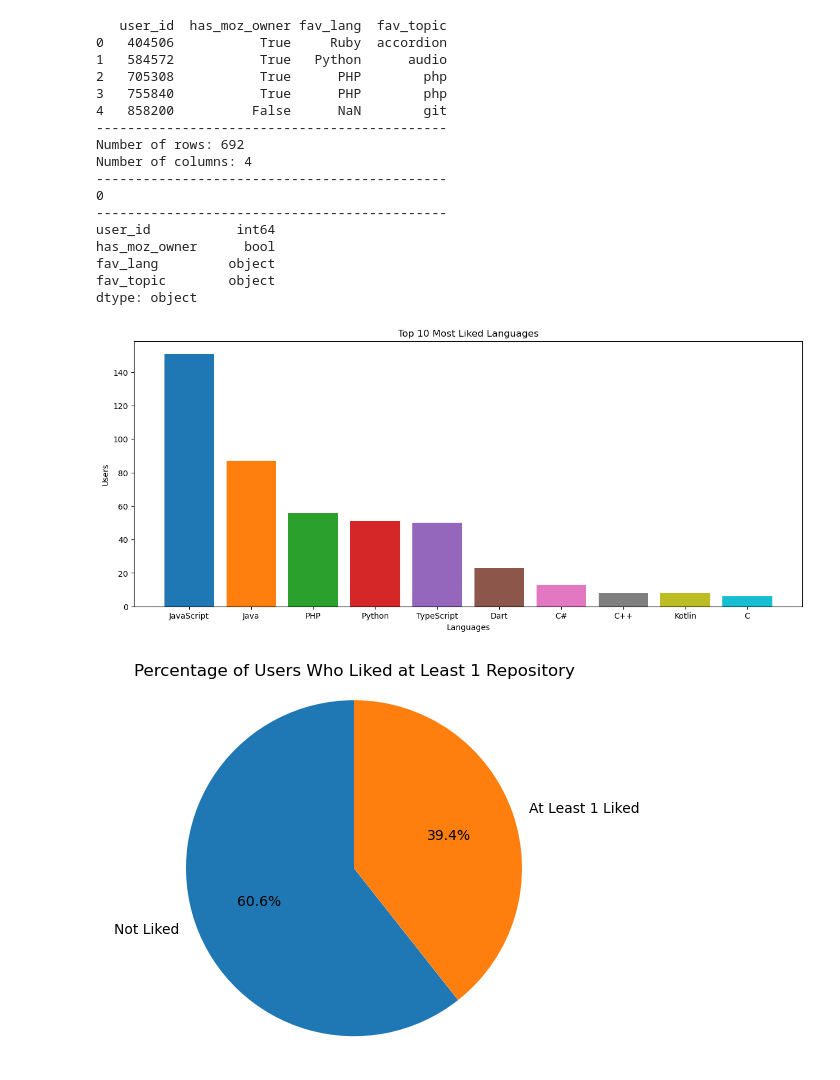
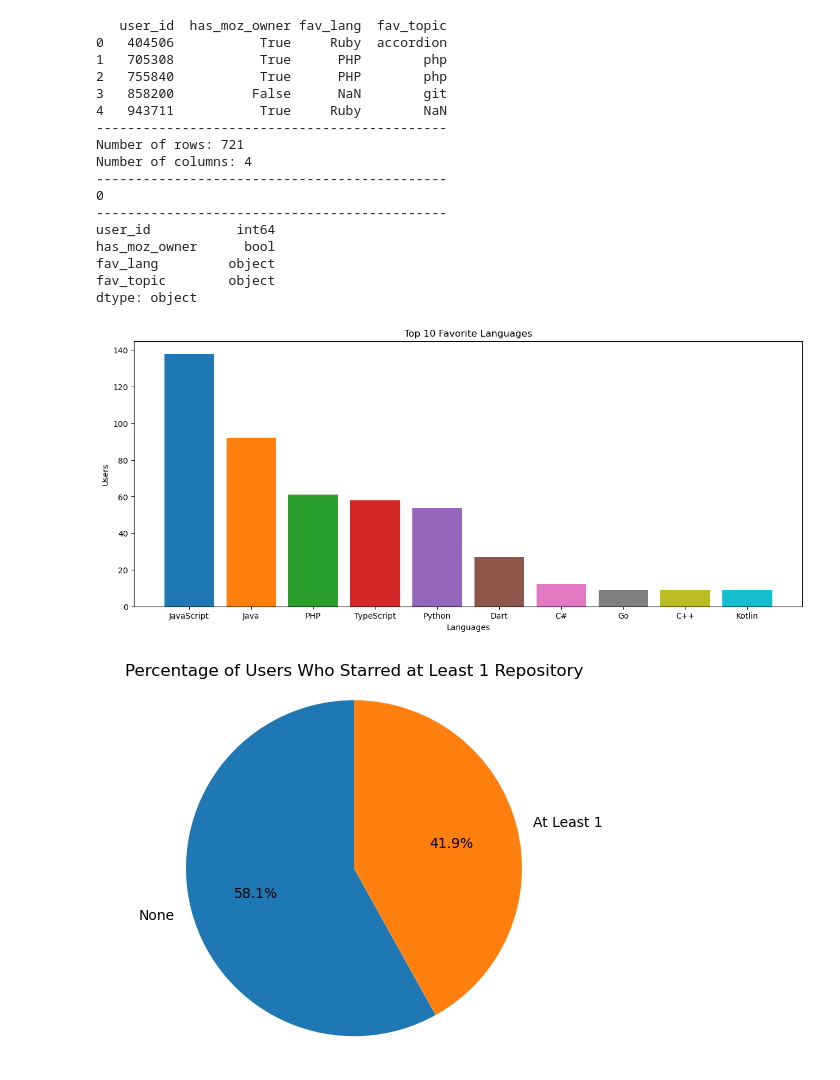
Before and after one commit to HercoZauZau/GitHub_Insights--Mozambique, a Jupyter notebook: notebooks/03. visualization/starred_insights.ipynb, the cells around one changed output. Drawn from its saved outputs; the diff is of its cells as text; code cells hidden in the pictures.

```diff
--- a/notebooks/03. visualization/starred_insights.ipynb
+++ b/notebooks/03. visualization/starred_insights.ipynb
@@ -6,8 +6,8 @@ from collections import Counter
 from wordcloud import WordCloud
 # %%
 # Load data from CSV file
-starred_data = pd.read_csv('../../data/processed/starred_data.csv', encoding='latin1')
-users_data = pd.read_csv('../../data/processed/users_data.csv', encoding='latin1')
+starred_data = pd.read_csv('../../data/processed/01.24/starred.csv', encoding='latin1')
+users_data = pd.read_csv('../../data/processed/01.24/users_data.csv', encoding='latin1')
 # %%
 # Check the first rows of the data
 print(starred_data.head())
@@ -27,12 +27,12 @@ print(starred_data.dtypes)
 # %% [output]
    user_id  has_moz_owner fav_lang  fav_topic
 0   404506           True     Ruby  accordion
-1   584572           True   Python      audio
-2   705308           True      PHP        php
-3   755840           True      PHP        php
-4   858200          False      NaN        git
+1   705308           True      PHP        php
+2   755840           True      PHP        php
+3   858200          False      NaN        git
+4   943711           True     Ruby        NaN
 ---------------------------------------------
-Number of rows: 692
+Number of rows: 721
 Number of columns: 4
 ---------------------------------------------
 0
@@ -64,28 +64,32 @@ colors = plt.cm.tab10.colors[:len(languages)]
 plt.figure(figsize=(15, 6))
 
 # Creating the bar chart
+title = 'Top 10 Favorite Languages'
 plt.bar(languages, counts, color=colors)
 plt.xlabel('Languages')
 plt.ylabel('Users')
-plt.title('Top 10 Most Liked Languages')
+plt.title(title)
+plt.savefig(f'../../data/results/01.24/{title.lower().replace(" ", "_")}.png')
 plt.show()
 # %% [output]
-[figure, old version]
+[figure, new version]
 # %%
 # Calculate the percentage of users who liked at least 1 repository
 liked = (starred_data.shape[0] / users_data.shape[0]) * 100
 not_liked = 100 - liked
 
 # Create a pie chart
-labels = ['None', 'At Least 1 Liked']
+labels = ['None', 'At Least 1']
 values = [not_liked, liked]
 
+title = 'Percentage of Users Who Starred at Least 1 Repository'
 plt.pie(values, labels=labels, autopct='%1.1f%%', startangle=90)
 plt.axis('equal')
-plt.title('Percentage of Users Who Liked at Least 1 Repository')
+plt.title(title)
+plt.savefig(f'../../data/results/01.24/{title.lower().replace(" ", "_")}.png')
 plt.show()
 # %% [output]
-[figure, old version]
+[figure, new version]
 # %%
 liked_moz_repos = starred_data['has_moz_owner'].sum()
 
```
Also changed, not shown: parts of 2 cells of this notebook, 2 other files.
